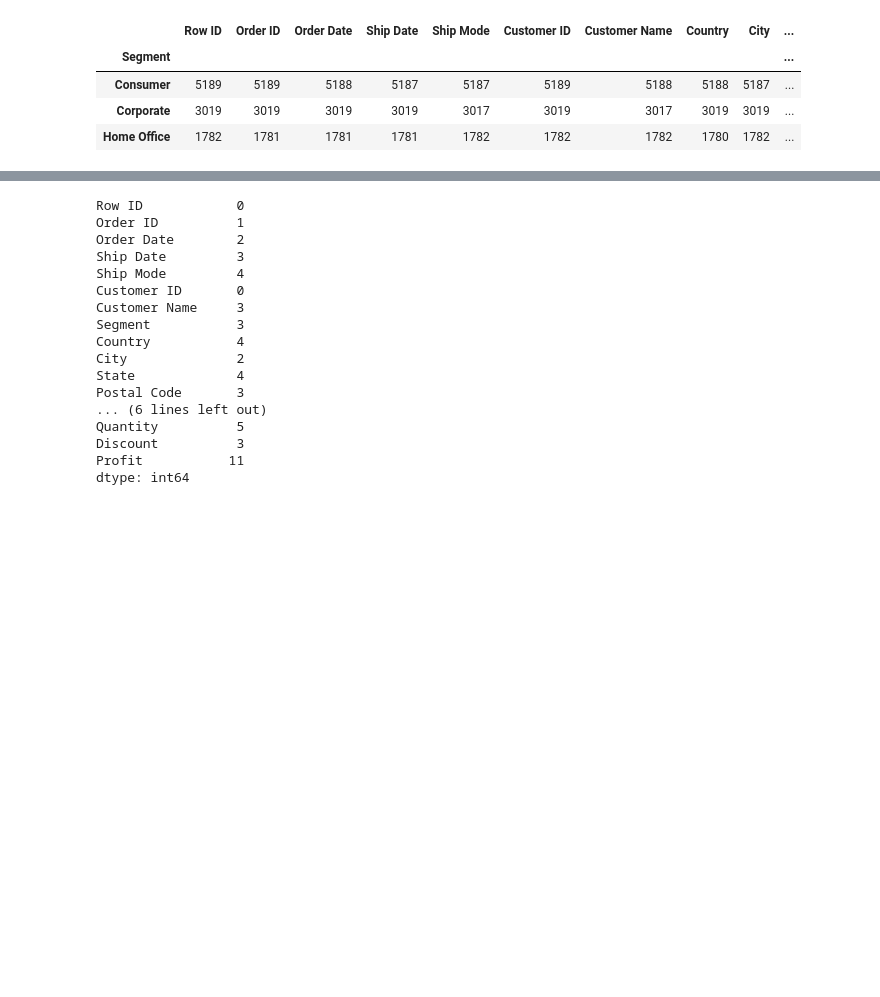
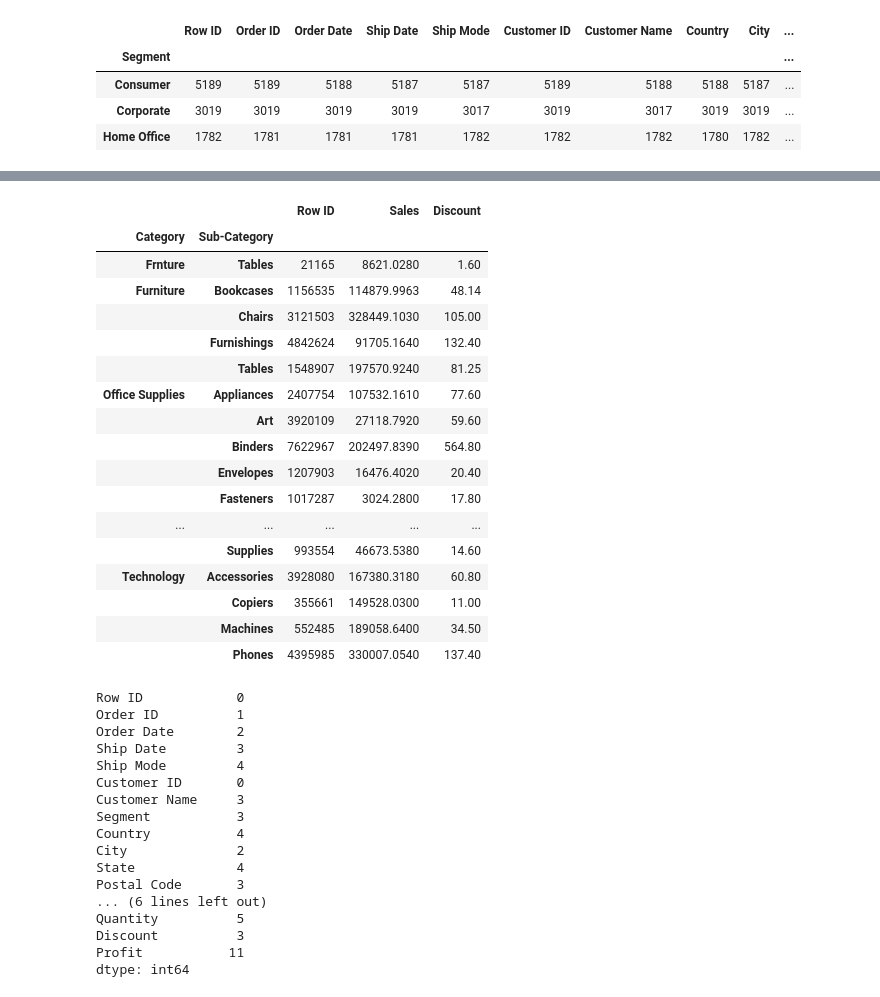
Before and after one commit to engmohamedsalah/AIMaster-Training, a Jupyter notebook: Building_an_AI_based_Application.ipynb, the cells around one changed output, grey strips where cells are left out. Drawn from its saved outputs; the diff is of its cells as text; code cells hidden in the pictures; blank space fills up the shorter version.

```diff
--- a/Building_an_AI_based_Application.ipynb
+++ b/Building_an_AI_based_Application.ipynb
@@ -97,3 +201,25 @@ df_super_store.describe()
+# %%
+# Discover Sub-Category Values
+df_super_store.groupby(['Category','Sub-Category']).sum()
+# %% [output]
+|  |  | Row ID | Sales | Discount |
+| Category | Sub-Category |  |  |  |
+| Frnture | Tables | 21165 | 8621.0280 | 1.60 |
+| Furniture | Bookcases | 1156535 | 114879.9963 | 48.14 |
+|  | Chairs | 3121503 | 328449.1030 | 105.00 |
+|  | Furnishings | 4842624 | 91705.1640 | 132.40 |
+|  | Tables | 1548907 | 197570.9240 | 81.25 |
+| Office Supplies | Appliances | 2407754 | 107532.1610 | 77.60 |
+|  | Art | 3920109 | 27118.7920 | 59.60 |
+|  | Binders | 7622967 | 202497.8390 | 564.80 |
+|  | Envelopes | 1207903 | 16476.4020 | 20.40 |
+|  | Fasteners | 1017287 | 3024.2800 | 17.80 |
+| ... | ... | ... | ... | ... |
+|  | Supplies | 993554 | 46673.5380 | 14.60 |
+| Technology | Accessories | 3928080 | 167380.3180 | 60.80 |
+|  | Copiers | 355661 | 149528.0300 | 11.00 |
+|  | Machines | 552485 | 189058.6400 | 34.50 |
+|  | Phones | 4395985 | 330007.0540 | 137.40 |
 # %%
 df_super_store.isnull().sum()
 # %% [output]
```
Also changed, not shown: parts of 16 cells of this notebook.
